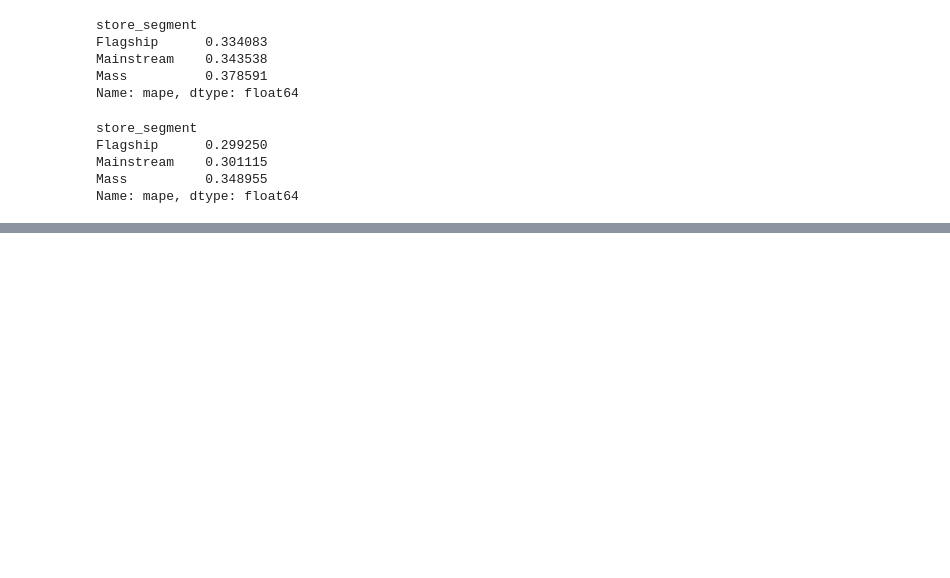
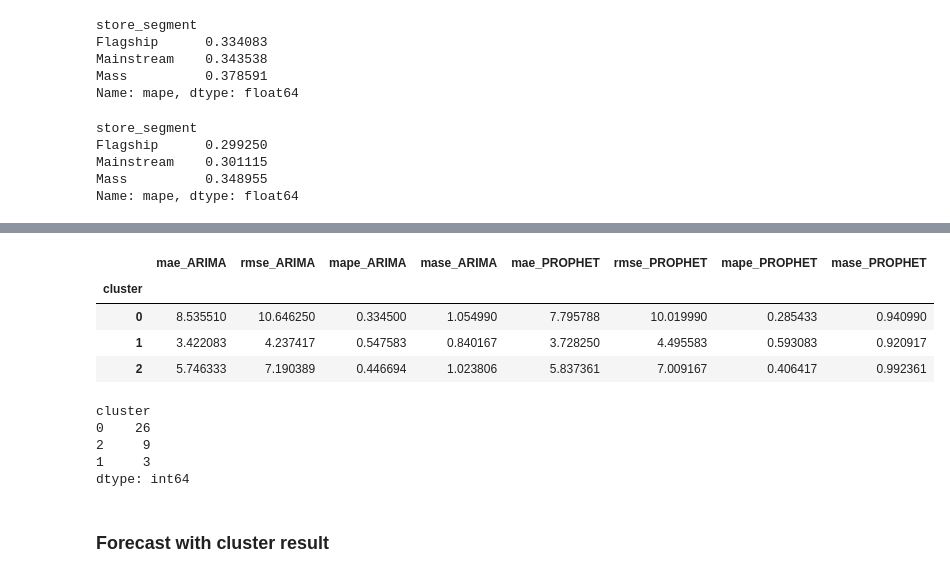
Before and after one commit to phucnh22/Sales_forecast, a Jupyter notebook: Forecast_8_Location.ipynb, the cells around one changed output, grey strips where cells are left out. Cells and saved outputs as stored; diff of their text form; code cells hidden in the pictures; blank space fills up the shorter version.

```diff
--- a/Forecast_8_Location.ipynb
+++ b/Forecast_8_Location.ipynb
@@ -449,0 +488,26 @@ result_group_prophet.to_pickle("results/grouping/result_group_location_prophet.p
+# %%
+# from elbow plot, let decide 3 clusters
+kmclust = KMeans(n_clusters=3, init='random', n_init=10, random_state=1)
+# the fit method
+kmclust.fit(score_ALL[metric_features])
+clusters = pd.Series(kmclust.predict(score_ALL[metric_features]), name="cluster", index=score_ALL.index)
+# %%
+score_ALL_final = pd.concat([score_ALL,clusters],axis = 1)
+# %%
+score_ALL_final.groupby('cluster').mean()
+# %% [output]
+|  | mae_ARIMA | rmse_ARIMA | mape_ARIMA | mase_ARIMA | mae_PROPHET | rmse_PROPHET | mape_PROPHET | mase_PROPHET |
+| cluster |  |  |  |  |  |  |  |  |
+| 0 | 8.535510 | 10.646250 | 0.334500 | 1.054990 | 7.795788 | 10.019990 | 0.285433 | 0.940990 |
+| 1 | 3.422083 | 4.237417 | 0.547583 | 0.840167 | 3.728250 | 4.495583 | 0.593083 | 0.920917 |
+| 2 | 5.746333 | 7.190389 | 0.446694 | 1.023806 | 5.837361 | 7.009167 | 0.406417 | 0.992361 |
+# %%
+score_ALL_final.value_counts('cluster')
+# %% [output]
+cluster
+0    26
+2     9
+1     3
+dtype: int64
+# %% [markdown]
+### Forecast with cluster result
```
Also changed, not shown: parts of 14 cells of this notebook, 1 other file.
